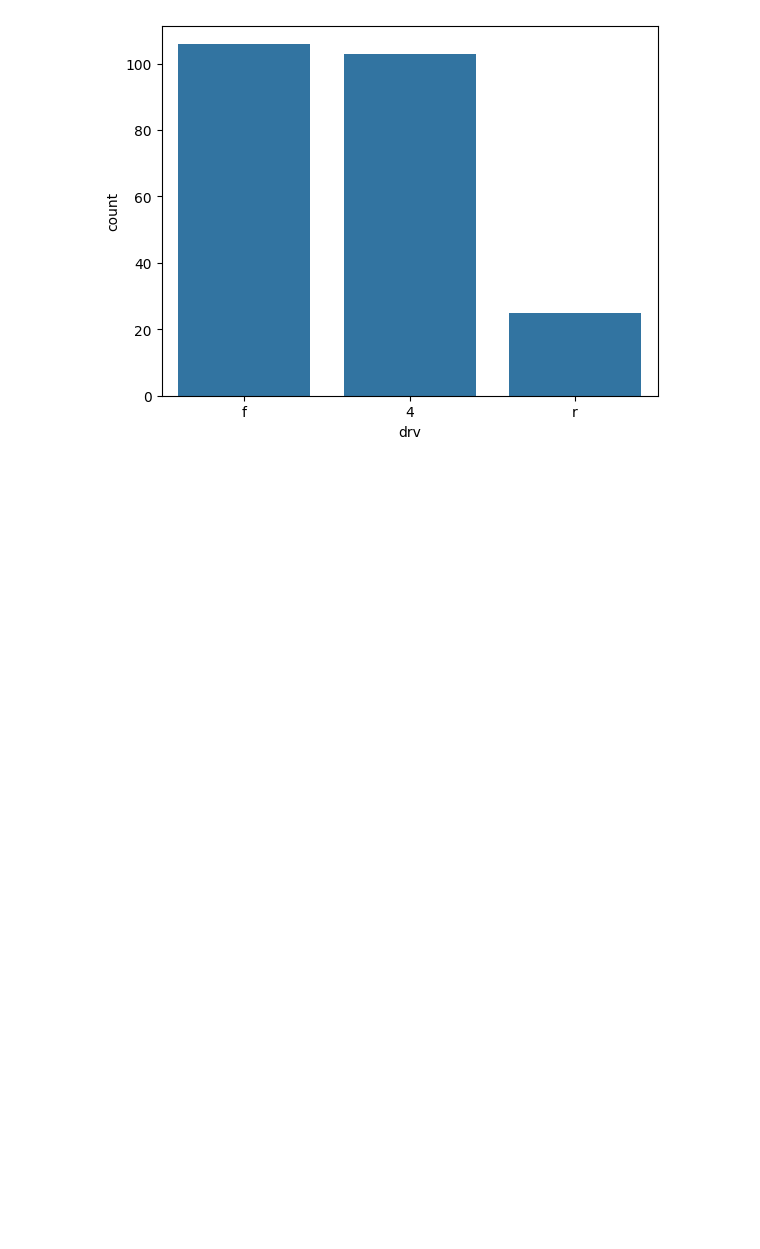
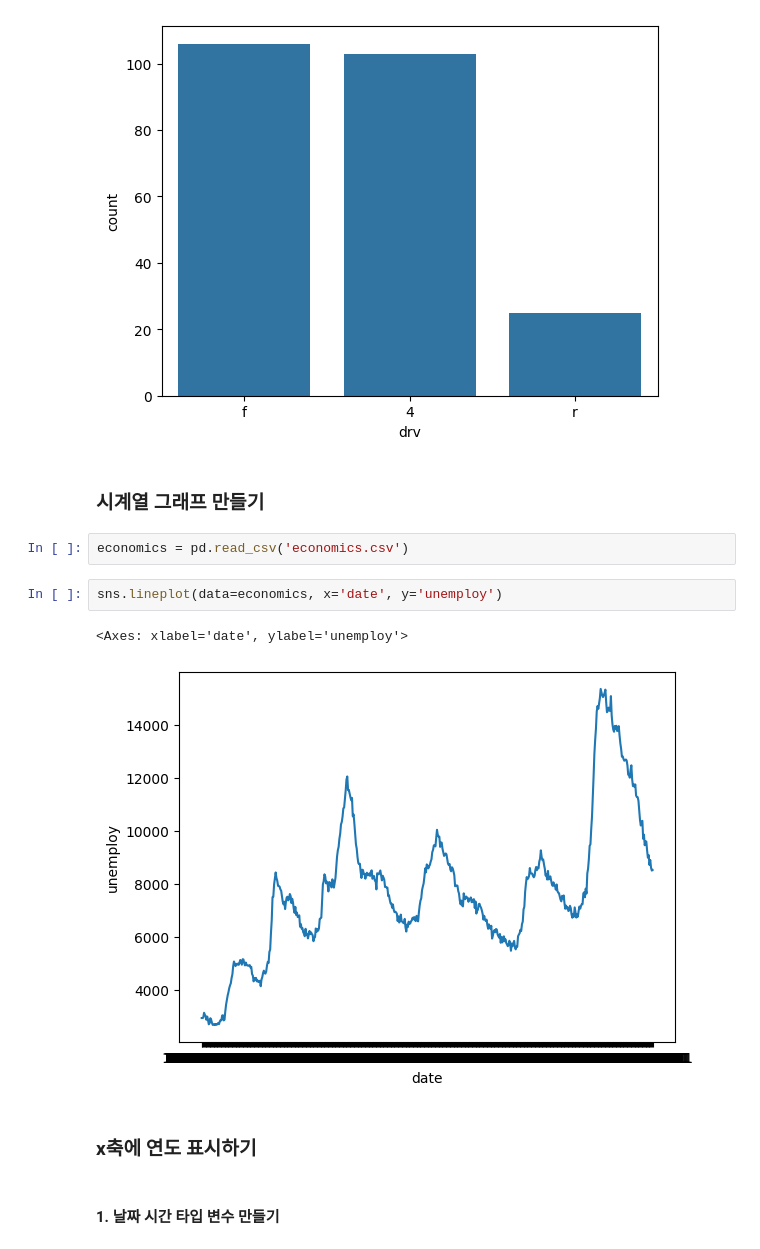
Before and after one commit to Likelion-at-SMWU-13th/KimEunJi, a Jupyter notebook: part2-1/graph1.ipynb, the cells around one changed output. Saved outputs shown, nothing was run; the diff lists cells and outputs as text; blank space fills up the shorter version.

```diff
--- a/part2-1/graph1.ipynb
+++ b/part2-1/graph1.ipynb
@@ -88,3 +88,16 @@ sns.countplot(data=mpg, x='drv', order=mpg['drv'].value_counts().index)
 # %% [output]
 <Axes: xlabel='drv', ylabel='count'>
 [figure]
+# %% [markdown]
+### 시계열 그래프 만들기
+# %%
+economics = pd.read_csv('economics.csv')
+# %%
+sns.lineplot(data=economics, x='date', y='unemploy')
+# %% [output]
+<Axes: xlabel='date', ylabel='unemploy'>
+[figure, added]
+# %% [markdown]
+### x축에 연도 표시하기
+# %% [markdown]
+#### 1. 날짜 시간 타입 변수 만들기
```
Also changed, not shown: parts of 6 cells of this notebook.
